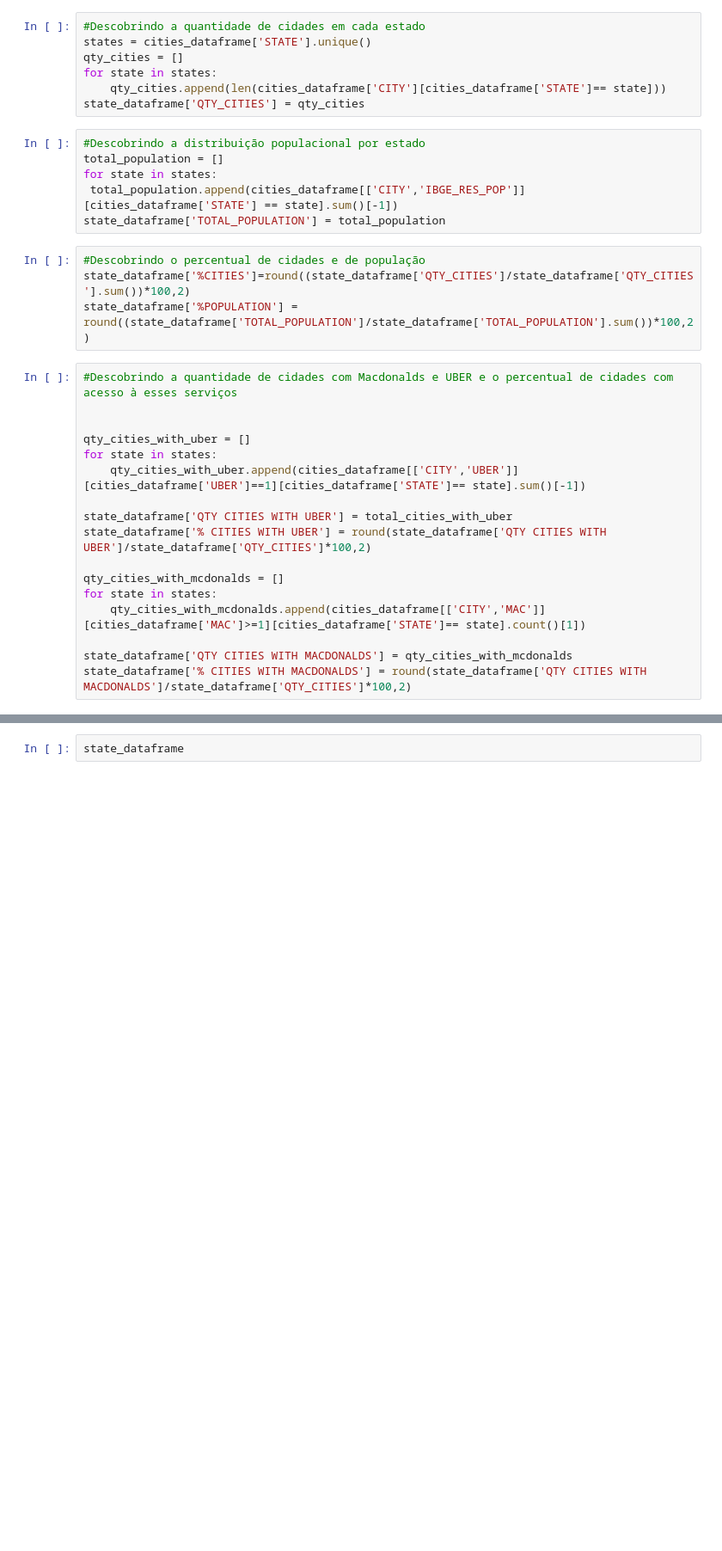
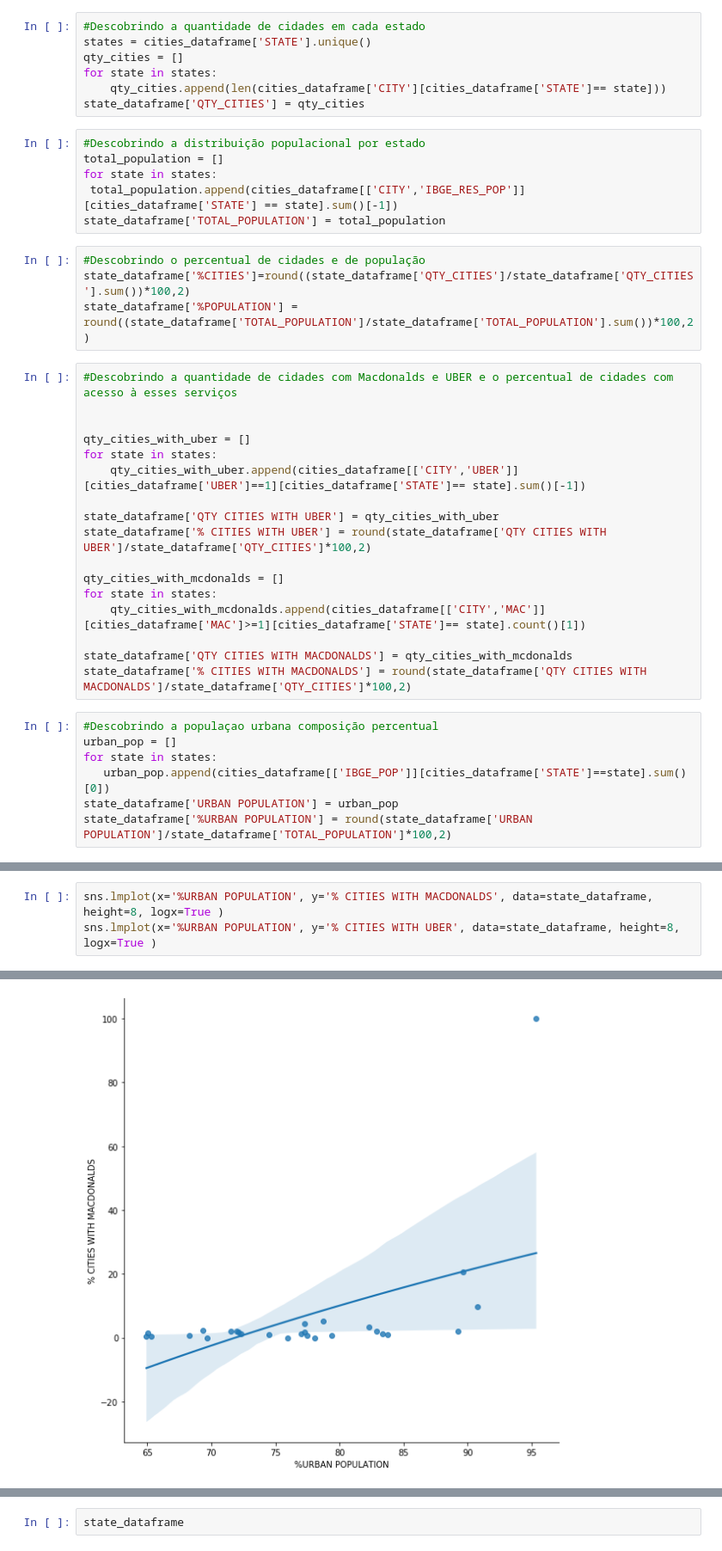
Before and after one commit to Igor-Arantes/Analise_municipios_brasileiros, a Jupyter notebook: Analise dos Municipios Brasileiros.ipynb, the cells around one changed output, grey strips where cells are left out. Shown: that part at 86% size. Drawn from its saved outputs; the diff is of its cells as text; blank space fills up the shorter version.

Commit message:
Populaçao Urbana e percentual, primeiros graficos para analise

```diff
--- a/Analise dos Municipios Brasileiros.ipynb
+++ b/Analise dos Municipios Brasileiros.ipynb
@@ -79,7 +79,7 @@ qty_cities_with_uber = []
 for state in states:
     qty_cities_with_uber.append(cities_dataframe[['CITY','UBER']][cities_dataframe['UBER']==1][cities_dataframe['STATE']== state].sum()[-1])
 
-state_dataframe['QTY CITIES WITH UBER'] = total_cities_with_uber
+state_dataframe['QTY CITIES WITH UBER'] = qty_cities_with_uber
 state_dataframe['% CITIES WITH UBER'] = round(state_dataframe['QTY CITIES WITH UBER']/state_dataframe['QTY_CITIES']*100,2)
 
 qty_cities_with_mcdonalds = []
@@ -88,3 +88,10 @@ for state in states:
 
 state_dataframe['QTY CITIES WITH MACDONALDS'] = qty_cities_with_mcdonalds
 state_dataframe['% CITIES WITH MACDONALDS'] = round(state_dataframe['QTY CITIES WITH MACDONALDS']/state_dataframe['QTY_CITIES']*100,2)
+# %%
+#Descobrindo a populaçao urbana composição percentual
+urban_pop = []
+for state in states:
+   urban_pop.append(cities_dataframe[['IBGE_POP']][cities_dataframe['STATE']==state].sum()[0])
+state_dataframe['URBAN POPULATION'] = urban_pop
+state_dataframe['%URBAN POPULATION'] = round(state_dataframe['URBAN POPULATION']/state_dataframe['TOTAL_POPULATION']*100,2)
@@ -90,0 +100,4 @@ state_dataframe['% CITIES WITH MACDONALDS'] = round(state_dataframe['QTY CITIES
+# %%
+sns.lmplot(x='%URBAN POPULATION', y='% CITIES WITH MACDONALDS', data=state_dataframe, height=8, logx=True )
+sns.lmplot(x='%URBAN POPULATION', y='% CITIES WITH UBER', data=state_dataframe, height=8, logx=True )
+# %% [output]
@@ -90,0 +105 @@ state_dataframe['% CITIES WITH MACDONALDS'] = round(state_dataframe['QTY CITIES
+[figure, added]
```
Also changed, not shown: parts of 4 cells of this notebook.
